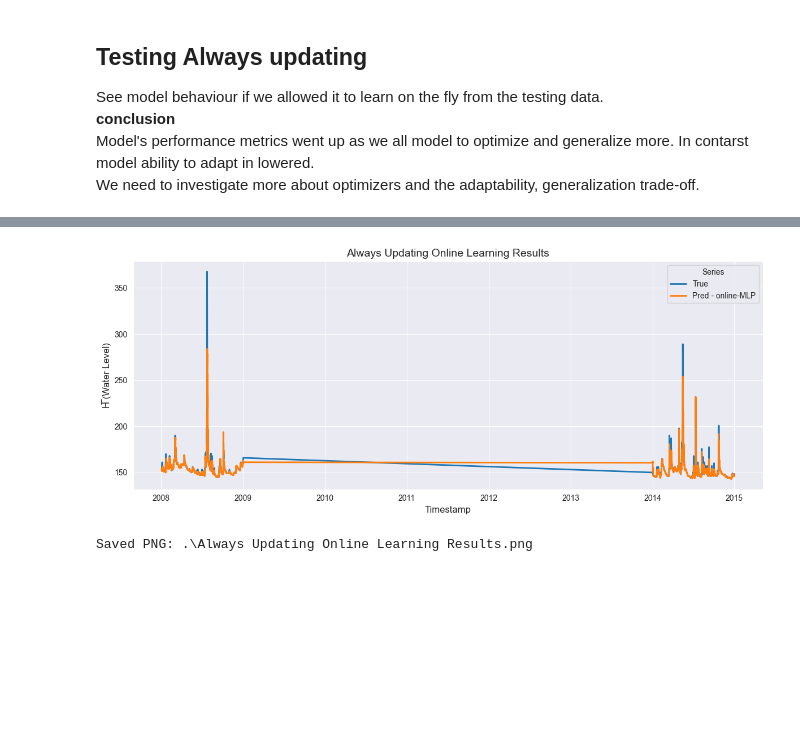
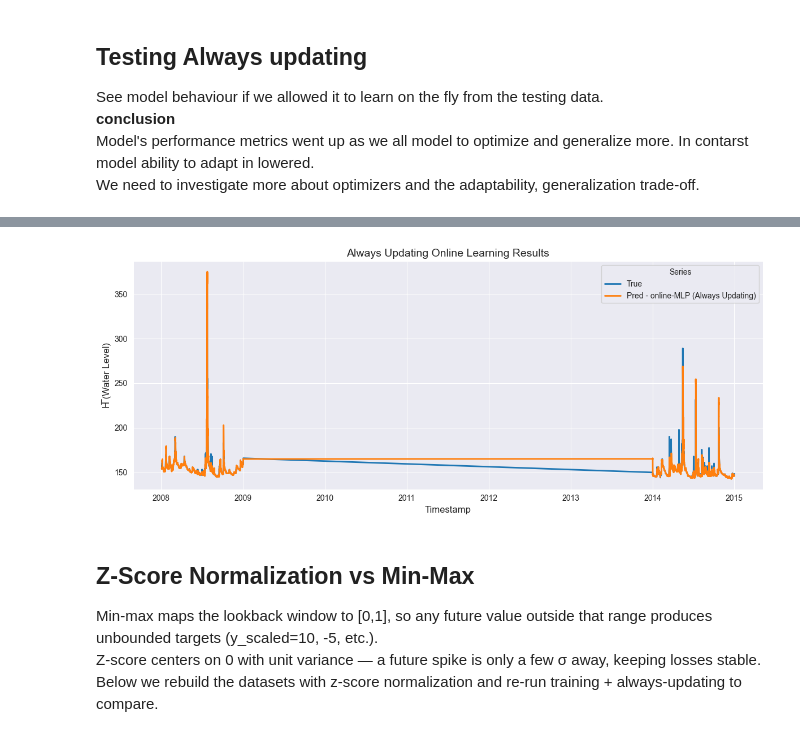
Before and after one commit to omardwahba/water_lvl_pred, a Jupyter notebook: online_learning.ipynb, the cells around one changed output, grey strips where cells are left out. Drawn from its saved outputs; the diff is of its cells as text; code cells hidden in the pictures; blank space fills up the shorter version.

```diff
--- a/online_learning.ipynb
+++ b/online_learning.ipynb
@@ -122,0 +103,15 @@ Exported results to CSV: results/testing/predictions_vs_true/online_MLP.csv
+# %%
+import importlib; importlib.reload(uf)
+
+# Fix 1: Gradient Clipping — same MSE loss, but clip gradients to max_norm=1.0
+model_gc, optimizer_gc, criterion_gc = build_mlp(LOOKBACK*N_FEATURES, HORIZON)
+
+y_true_gc, y_pred_gc, time_indices_gc, losses_gc = uf.train_model_online(
+    model_gc, optimizer_gc, criterion_gc,
+    train_ds, train_df,
+    LOOKBACK, HORIZON, BATCH_SIZE,
+    max_grad_norm=1.0
+)
+
+uf.calculate_metrics_and_plot({"Gradient Clipping (MSE)": (y_true_gc, y_pred_gc, time_indices_gc)},
+                              plot_title="Online Training — Gradient Clipping")
@@ -127,12 +141,26 @@ See model behaviour if we allowed it to learn on the fly from the testing data.<
 Model's performance metrics went up as we all model to optimize and generalize more. In contarst model ability to adapt in lowered.<br>
 We need to investigate more about optimizers and the adaptability, generalization trade-off.
 # %%
-# Testing with always updating
-model, optimizer, criterion = build_mlp(LOOKBACK*N_FEATURES, HORIZON)
-y_true, y_pred, time_indices, cutom_adam_batch_losses = uf.train_model_online(model, optimizer,criterion,
-                                                                              test_ds, test_df,
-                                                                              LOOKBACK, HORIZON, BATCH_SIZE)
-#training results
-uf.calculate_metrics_and_plot({"online-MLP": (y_true, y_pred, time_indices)},
+# Always updating: train on training set first, then continue training on test set
+model_au, optimizer_au, criterion_au = build_mlp(LOOKBACK*N_FEATURES, HORIZON)
+
+# Phase 1: Train on training set
+y_true_tr, y_pred_tr, time_indices_tr, losses_tr = uf.train_model_online(
+    model_au, optimizer_au, criterion_au,
+    train_ds, train_df,
+    LOOKBACK, HORIZON, BATCH_SIZE,
+    max_grad_norm=1.0
+)
+
+# Phase 2: Continue training on test set (same model, no reset)
+y_true_au, y_pred_au, time_indices_au, losses_au = uf.train_model_online(
+    model_au, optimizer_au, criterion_au,
+    test_ds, test_df,
+    LOOKBACK, HORIZON, BATCH_SIZE,
+    max_grad_norm=1.0
+)
+
+# Plot results from the test set phase
+uf.calculate_metrics_and_plot({"online-MLP (Always Updating)": (y_true_au, y_pred_au, time_indices_au)},
                               plot_title="Always Updating Online Learning Results")
 # %% [output]
@@ -153,2 +184,6 @@ online-MLP           | RMSE=4.4258 | MAE=1.3657 | R²=0.8518
-[figure, old version]
+[figure, new version]
-Saved PNG: .\Always Updating Online Learning Results.png
+# %% [markdown]
+## Z-Score Normalization vs Min-Max
+Min-max maps the lookback window to [0,1], so any future value outside that range produces unbounded targets (y_scaled=10, -5, etc.).
+Z-score centers on 0 with unit variance — a future spike is only a few σ away, keeping losses stable.
+Below we rebuild the datasets with z-score normalization and re-run training + always-updating to compare.
```
Also changed, not shown: parts of 10 cells of this notebook, 25 other files.
